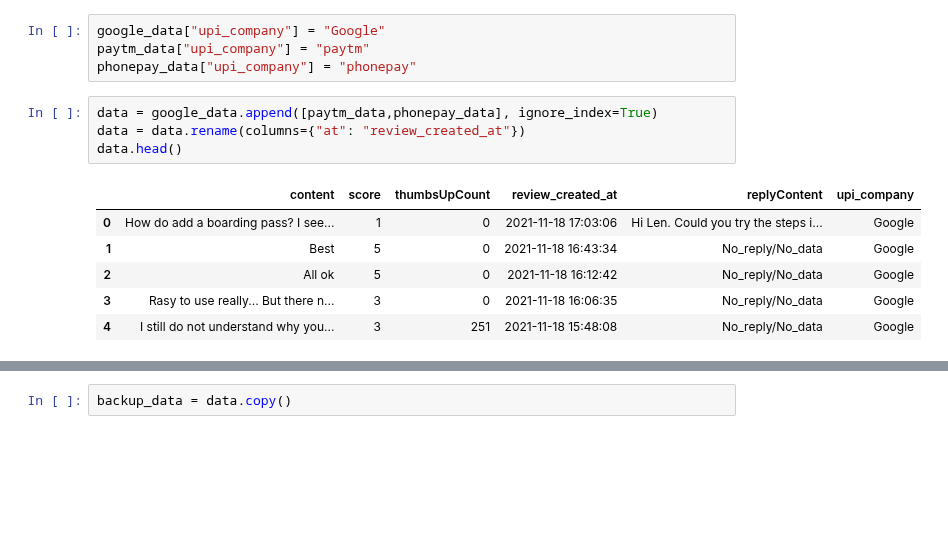
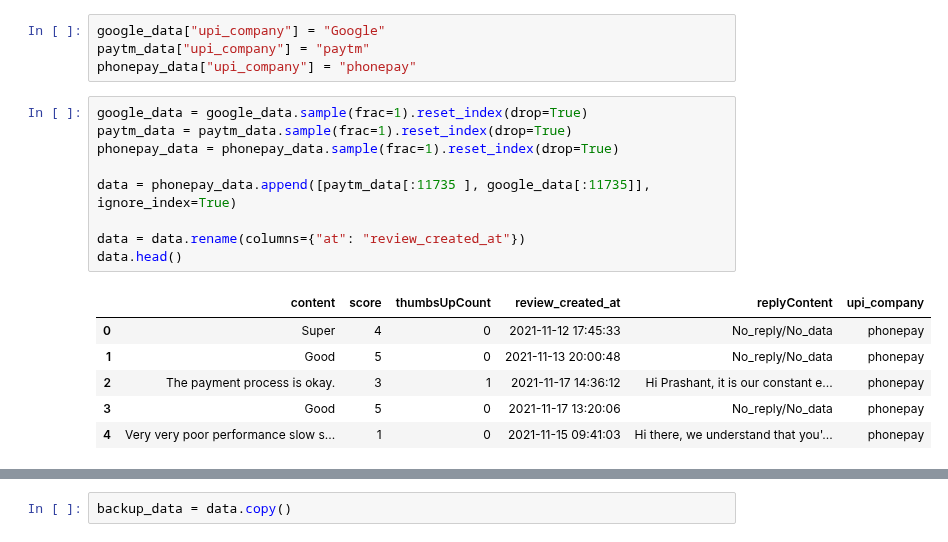
Before and after one commit to everydaycodings/Data-Science-End-To-End-Notebook-Project, a Jupyter notebook: UPI_Payment_Apps_review.ipynb, the cells around one changed output, grey strips where cells are left out. Cells and saved outputs as stored; diff of their text form; blank space fills up the shorter version.

Commit message:
Individual EDA  completed UPI_Payment_Apps_review.ipynb

```diff
--- a/UPI_Payment_Apps_review.ipynb
+++ b/UPI_Payment_Apps_review.ipynb
@@ -152,16 +152,21 @@ google_data["upi_company"] = "Google"
 paytm_data["upi_company"] = "paytm"
 phonepay_data["upi_company"] = "phonepay"
 # %%
-data = google_data.append([paytm_data,phonepay_data], ignore_index=True)
+google_data = google_data.sample(frac=1).reset_index(drop=True)
+paytm_data = paytm_data.sample(frac=1).reset_index(drop=True)
+phonepay_data = phonepay_data.sample(frac=1).reset_index(drop=True)
+
+data = phonepay_data.append([paytm_data[:11735 ], google_data[:11735]], ignore_index=True)
+
 data = data.rename(columns={"at": "review_created_at"})
 data.head()
 # %% [output]
 |  | content | score | thumbsUpCount | review_created_at | replyContent | upi_company |
-| 0 | How do add a boarding pass? I see... | 1 | 0 | 2021-11-18 17:03:06 | Hi Len. Could you try the steps i... | Google |
-| 1 | Best | 5 | 0 | 2021-11-18 16:43:34 | No_reply/No_data | Google |
-| 2 | All ok | 5 | 0 | 2021-11-18 16:12:42 | No_reply/No_data | Google |
-| 3 | Rasy to use really... But there n... | 3 | 0 | 2021-11-18 16:06:35 | No_reply/No_data | Google |
-| 4 | I still do not understand why you... | 3 | 251 | 2021-11-18 15:48:08 | No_reply/No_data | Google |
+| 0 | Super | 4 | 0 | 2021-11-12 17:45:33 | No_reply/No_data | phonepay |
+| 1 | Good | 5 | 0 | 2021-11-13 20:00:48 | No_reply/No_data | phonepay |
+| 2 | The payment process is okay. | 3 | 1 | 2021-11-17 14:36:12 | Hi Prashant, it is our constant e... | phonepay |
+| 3 | Good | 5 | 0 | 2021-11-17 13:20:06 | No_reply/No_data | phonepay |
+| 4 | Very very poor performance slow s... | 1 | 0 | 2021-11-15 09:41:03 | Hi there, we understand that you'... | phonepay |
 # %%
 data = data.sample(frac=1).reset_index(drop=True)
 data.head()
```
Also changed, not shown: parts of 7 cells of this notebook.
